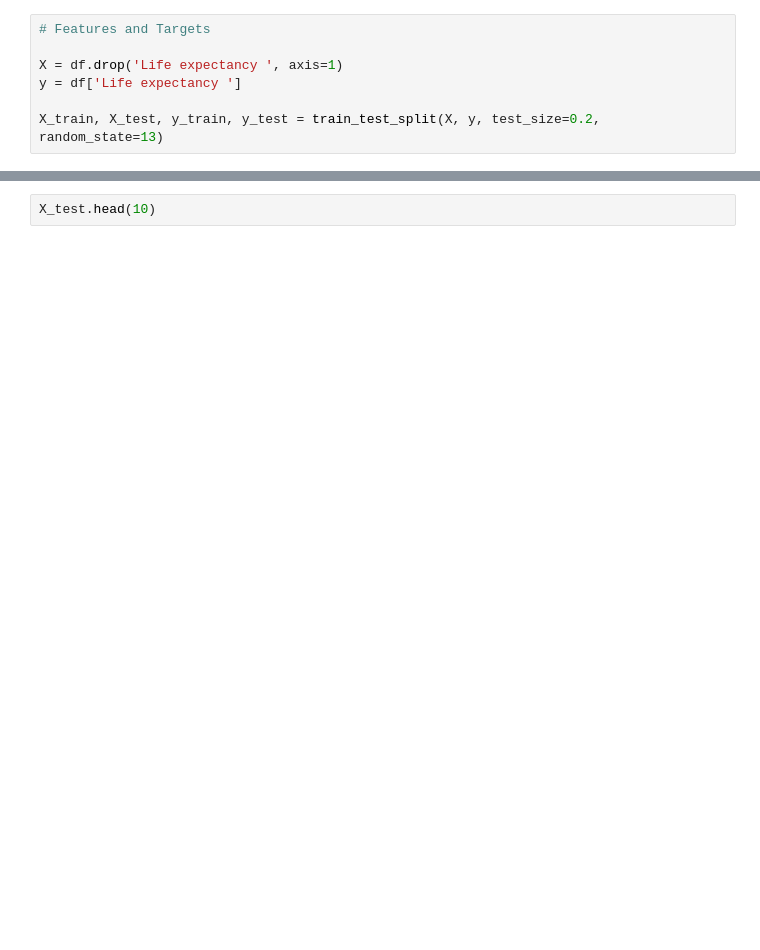
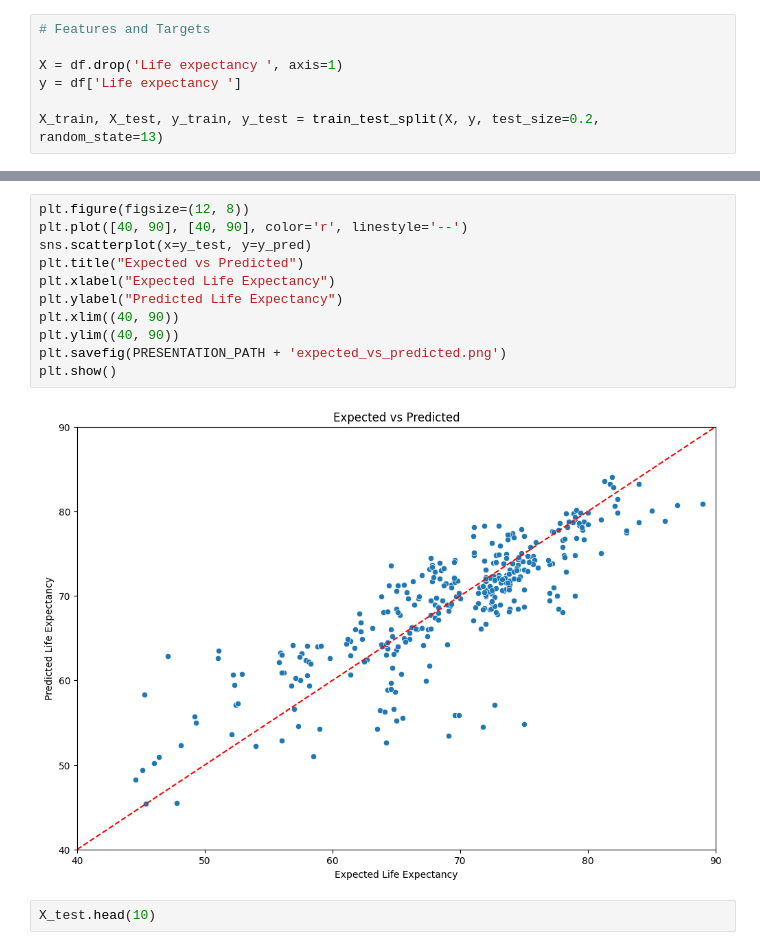
Before and after one commit to BreeanaBellflower/MachineLearningProjects, a Jupyter notebook: Foundations_Of_Machine_Learning/Linear_Regression/03_Model.ipynb, the cells around one changed output, grey strips where cells are left out. Saved outputs shown, nothing was run; the diff lists cells and outputs as text; blank space fills up the shorter version.

```diff
--- a/Foundations_Of_Machine_Learning/Linear_Regression/03_Model.ipynb
+++ b/Foundations_Of_Machine_Learning/Linear_Regression/03_Model.ipynb
@@ -90,3 +107,16 @@ R-squared: 0.6890194988326898
+# %%
+plt.figure(figsize=(12, 8))
+plt.plot([40, 90], [40, 90], color='r', linestyle='--')
+sns.scatterplot(x=y_test, y=y_pred)
+plt.title("Expected vs Predicted")
+plt.xlabel("Expected Life Expectancy")
+plt.ylabel("Predicted Life Expectancy")
+plt.xlim((40, 90))
+plt.ylim((40, 90))
+plt.savefig(PRESENTATION_PATH + 'expected_vs_predicted.png')
+plt.show()
+# %% [output]
+[figure, added]
 # %%
 X_test.head(10)
 # %% [output]
```
Also changed, not shown: parts of 7 cells of this notebook, 5 other files.
